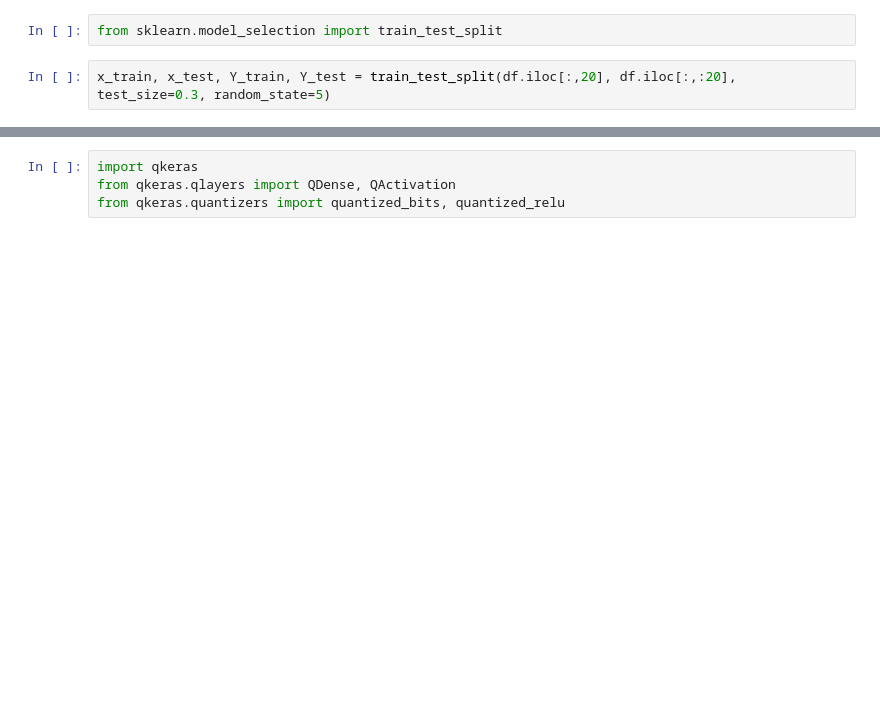
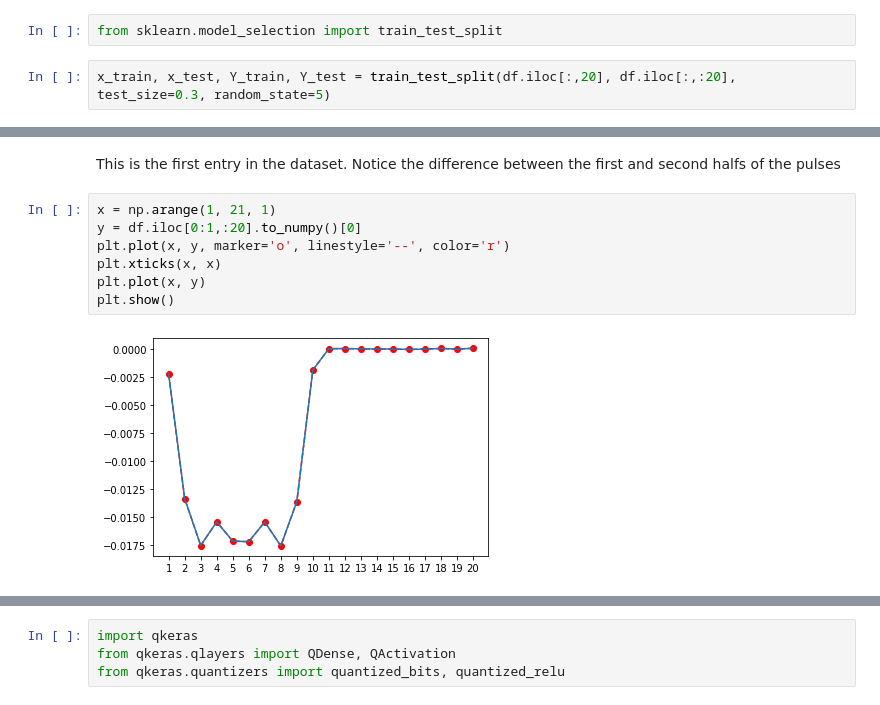
Before and after one commit to fastmachinelearning/ml4quantum-release, a Jupyter notebook: src/01_train_model.ipynb, the cells around one changed output, grey strips where cells are left out. Saved outputs shown, nothing was run; the diff lists cells and outputs as text; blank space fills up the shorter version.

```diff
--- a/src/01_train_model.ipynb
+++ b/src/01_train_model.ipynb
@@ -33,0 +98,11 @@ x_train, x_test, Y_train, Y_test = train_test_split(df.iloc[:,20], df.iloc[:,:20
+# %% [markdown]
+This is the first entry in the dataset. Notice the difference between the first and second halfs of the pulses
+# %%
+x = np.arange(1, 21, 1)
+y = df.iloc[0:1,:20].to_numpy()[0]
+plt.plot(x, y, marker='o', linestyle='--', color='r')
+plt.xticks(x, x)
+plt.plot(x, y)
+plt.show()
+# %% [output]
+[figure, added]
```
Also changed, not shown: parts of 48 cells of this notebook, 11 other files.
